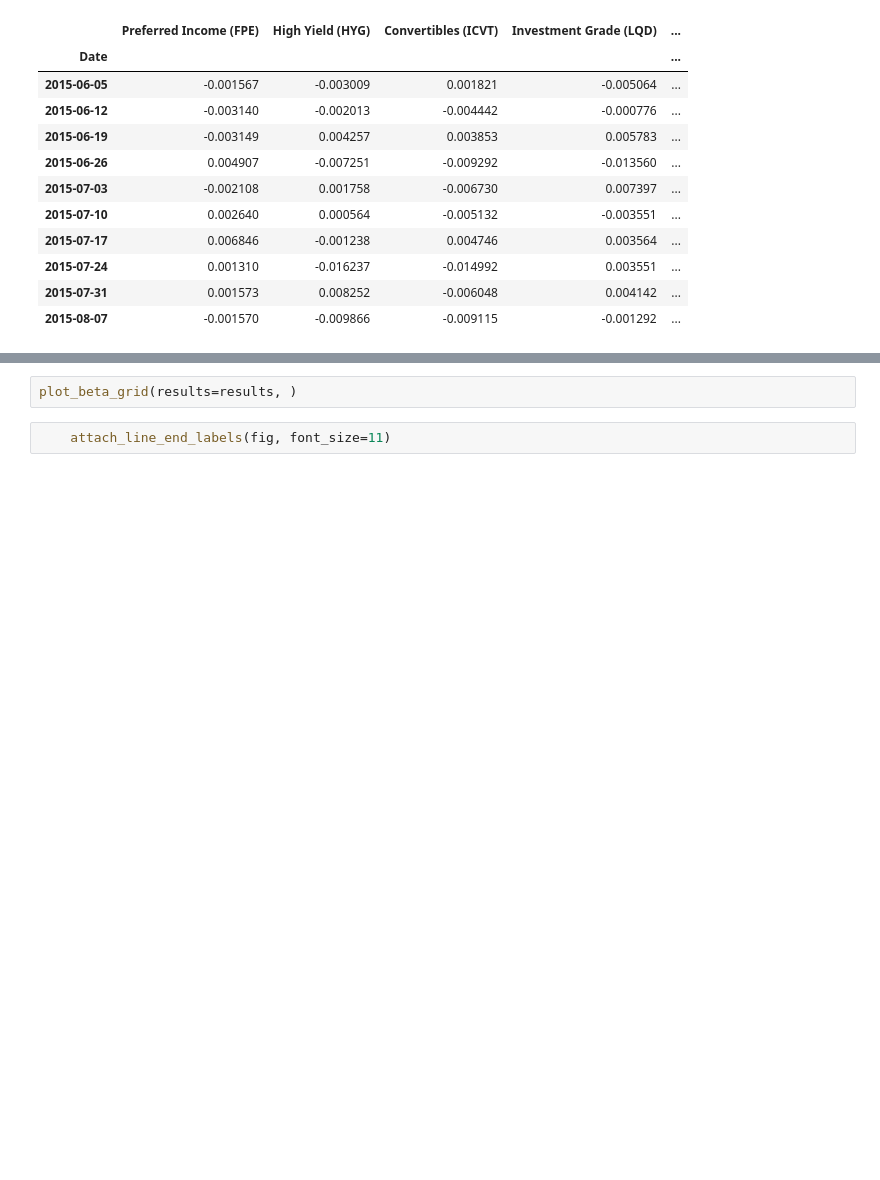
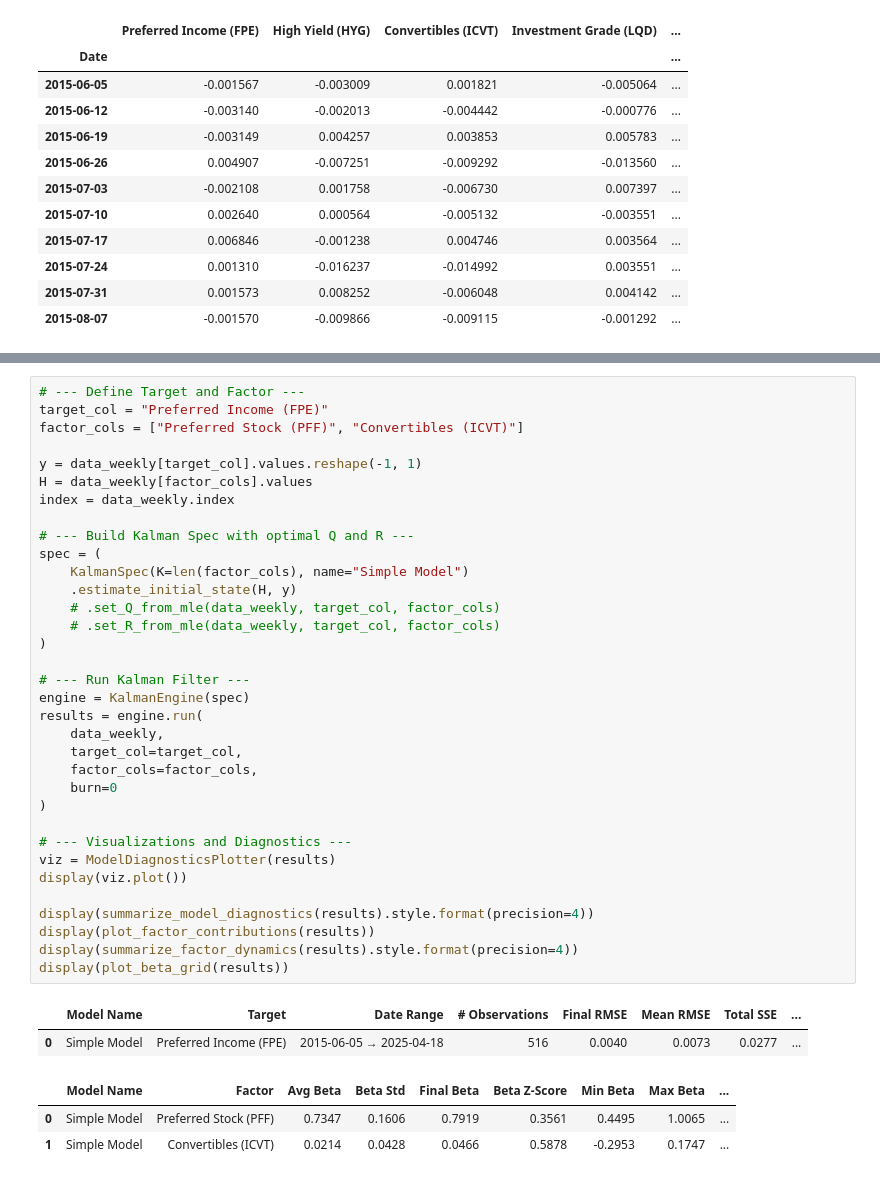
Before and after one commit to peterballaro/kalman_filter, a Jupyter notebook: filter_examples.ipynb, the cells around one changed output, grey strips where cells are left out. Saved outputs shown, nothing was run; the diff lists cells and outputs as text; blank space fills up the shorter version.

```diff
--- a/filter_examples.ipynb
+++ b/filter_examples.ipynb
@@ -278,4 +175,40 @@ def plot_beta_grid(results: dict, n_cols: int = 3, show_gain: bool = False) -> g
-# %%
-plot_beta_grid(results=results, )
-# %%
-    attach_line_end_labels(fig, font_size=11)
+# %%
+# --- Define Target and Factor ---
+target_col = "Preferred Income (FPE)"
+factor_cols = ["Preferred Stock (PFF)", "Convertibles (ICVT)"]
+
+y = data_weekly[target_col].values.reshape(-1, 1)
+H = data_weekly[factor_cols].values
+index = data_weekly.index
+
+# --- Build Kalman Spec with optimal Q and R ---
+spec = (
+    KalmanSpec(K=len(factor_cols), name="Simple Model")
+    .estimate_initial_state(H, y)
+    # .set_Q_from_mle(data_weekly, target_col, factor_cols)
+    # .set_R_from_mle(data_weekly, target_col, factor_cols)
+)
+
+# --- Run Kalman Filter ---
+engine = KalmanEngine(spec)
+results = engine.run(
+    data_weekly,
+    target_col=target_col,
+    factor_cols=factor_cols,
+    burn=0
+)
+
+# --- Visualizations and Diagnostics ---
+viz = ModelDiagnosticsPlotter(results)
+display(viz.plot())
+
+display(summarize_model_diagnostics(results).style.format(precision=4))
+display(plot_factor_contributions(results))
+display(summarize_factor_dynamics(results).style.format(precision=4))
+display(plot_beta_grid(results))
+# %% [output]
+|  | Model Name | Target | Date Range | # Observations | Final RMSE | Mean RMSE | Total SSE | ... |
+| 0 | Simple Model | Preferred Income (FPE) | 2015-06-05 → 2025-04-18 | 516 | 0.0040 | 0.0073 | 0.0277 | ... |
+|  | Model Name | Factor | Avg Beta | Beta Std | Final Beta | Beta Z-Score | Min Beta | Max Beta | ... |
+| 0 | Simple Model | Preferred Stock (PFF) | 0.7347 | 0.1606 | 0.7919 | 0.3561 | 0.4495 | 1.0065 | ... |
+| 1 | Simple Model | Convertibles (ICVT) | 0.0214 | 0.0428 | 0.0466 | 0.5878 | -0.2953 | 0.1747 | ... |
```
Also changed, not shown: parts of 7 cells of this notebook, 4 other files.
